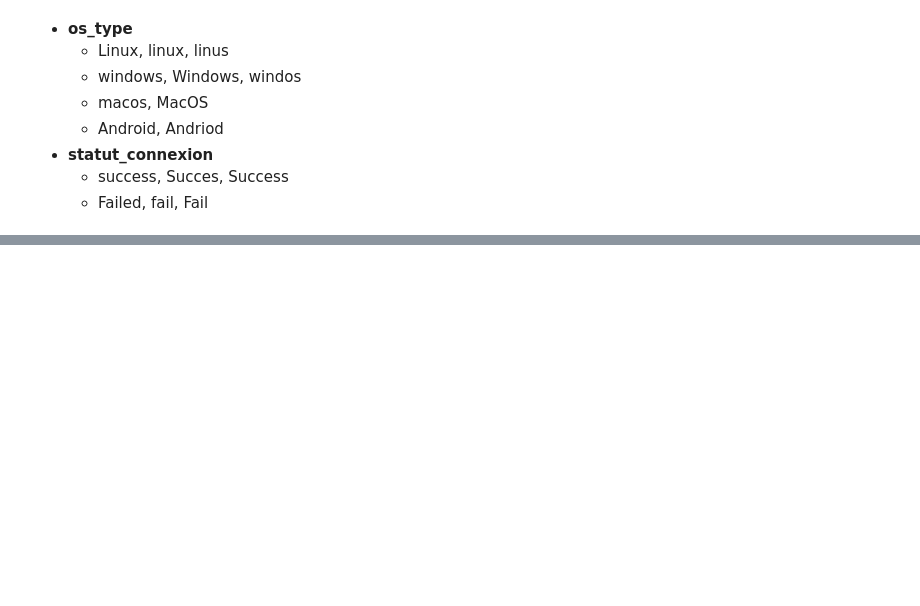
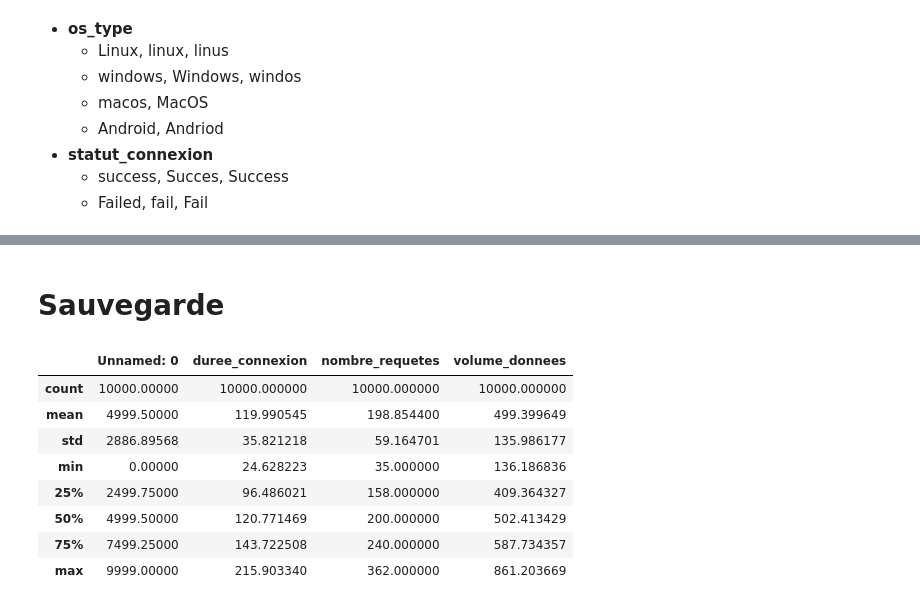
Before and after one commit to Drak-01/traitenement-data-set-network, a Jupyter notebook: TP1/script.ipynb, the cells around one changed output, grey strips where cells are left out. Saved outputs shown, nothing was run; the diff lists cells and outputs as text; code cells hidden in the pictures; blank space fills up the shorter version.

```diff
--- a/TP1/script.ipynb
+++ b/TP1/script.ipynb
@@ -143,0 +366,2 @@ Name: count, dtype: int64
+# %% [markdown]
+# Sauvegarde
@@ -143,0 +370,14 @@ Name: count, dtype: int64
+# %%
+dt_clean = pd.read_csv('clean_dataset_reseau.csv')
+# %%
+dt_clean.describe()
+# %% [output]
+|  | Unnamed: 0 | duree_connexion | nombre_requetes | volume_donnees |
+| count | 10000.00000 | 10000.000000 | 10000.000000 | 10000.000000 |
+| mean | 4999.50000 | 119.990545 | 198.854400 | 499.399649 |
+| std | 2886.89568 | 35.821218 | 59.164701 | 135.986177 |
+| min | 0.00000 | 24.628223 | 35.000000 | 136.186836 |
+| 25% | 2499.75000 | 96.486021 | 158.000000 | 409.364327 |
+| 50% | 4999.50000 | 120.771469 | 200.000000 | 502.413429 |
+| 75% | 7499.25000 | 143.722508 | 240.000000 | 587.734357 |
+| max | 9999.00000 | 215.903340 | 362.000000 | 861.203669 |
```
Also changed, not shown: parts of 32 cells of this notebook, 2 other files.
